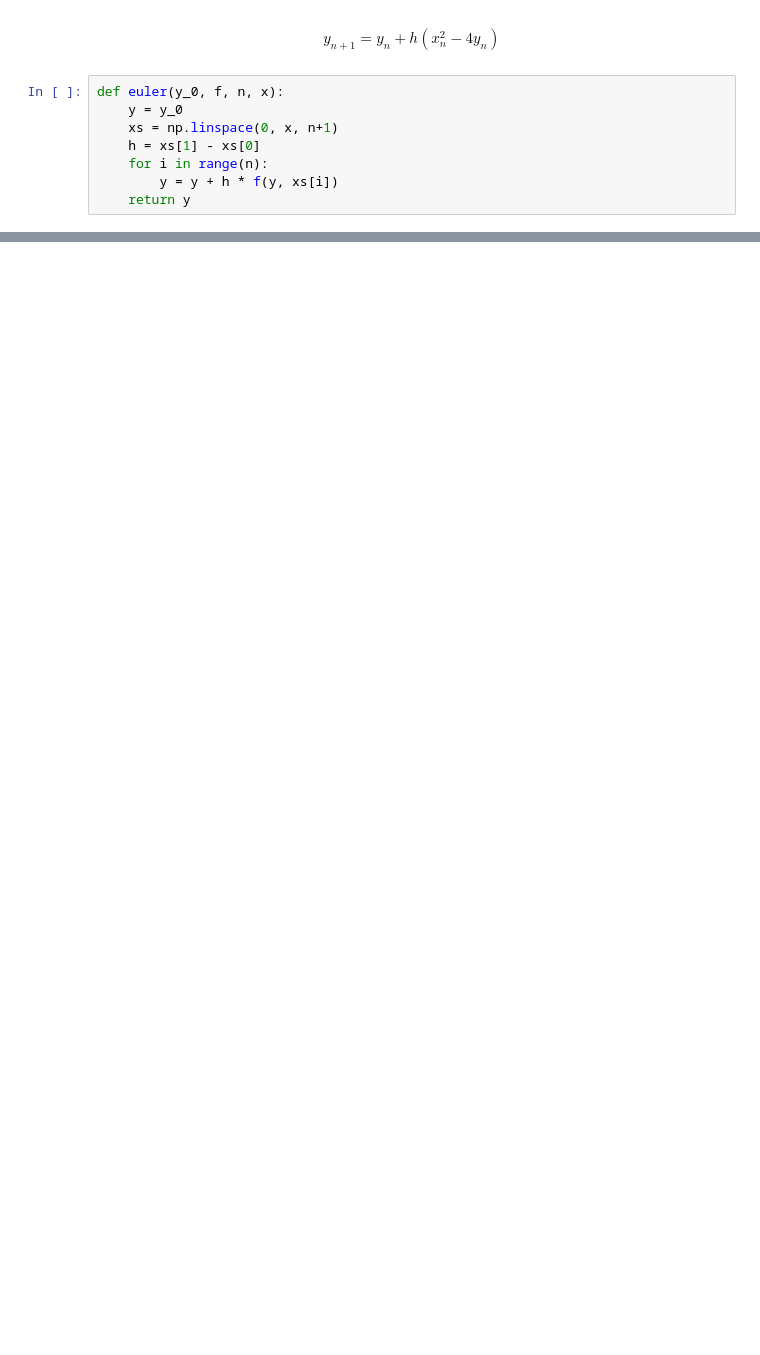
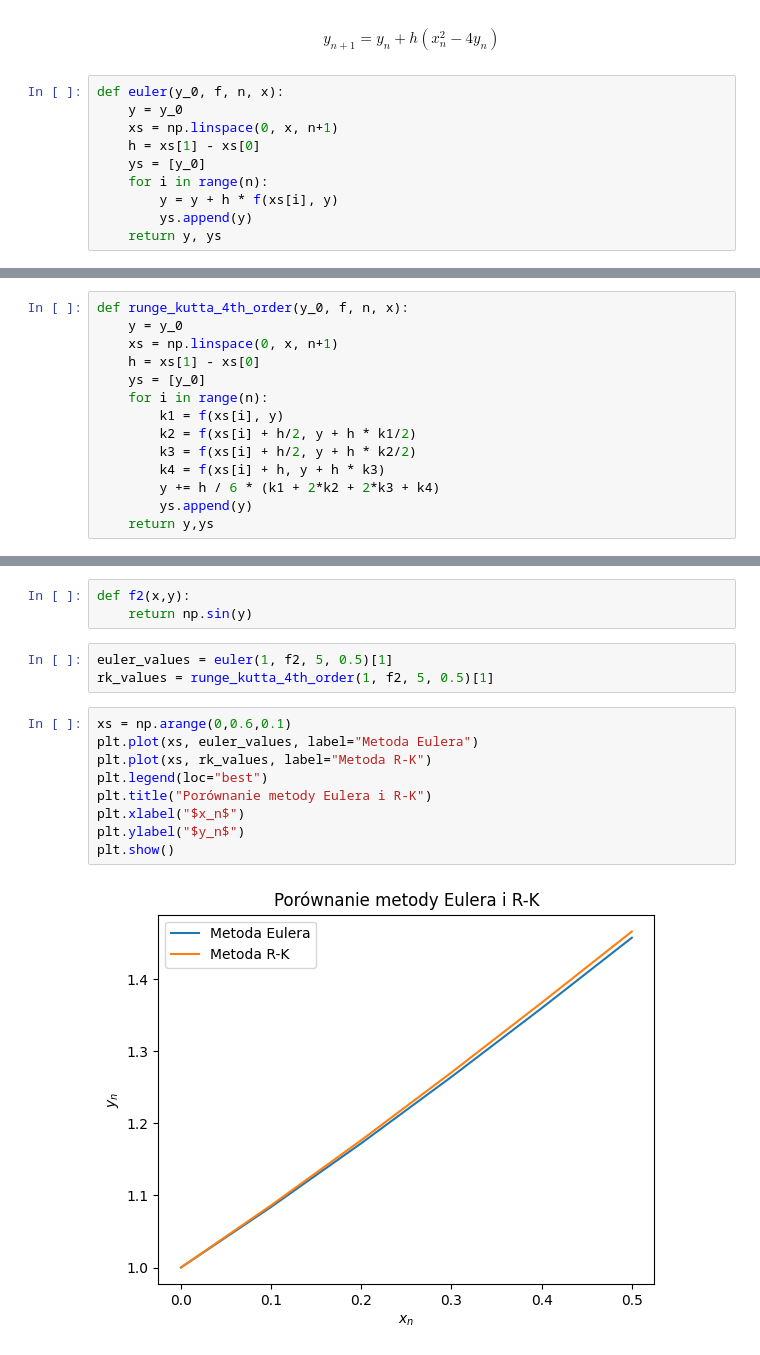
Before and after one commit to rafglo/Metody-numeryczne, a Jupyter notebook: lista7.ipynb, the cells around one changed output, grey strips where cells are left out. Cells and saved outputs as stored; diff of their text form; blank space fills up the shorter version.

```diff
--- a/lista7.ipynb
+++ b/lista7.ipynb
@@ -13,7 +14,9 @@ def euler(y_0, f, n, x):
     y = y_0
     xs = np.linspace(0, x, n+1)
     h = xs[1] - xs[0]
+    ys = [y_0]
     for i in range(n):
-        y = y + h * f(y, xs[i])
-    return y
+        y = y + h * f(xs[i], y)
+        ys.append(y)
+    return y, ys
 # %%
@@ -62,0 +78,14 @@ print(runge_kutta_2nd_order(1, f1, 2, 0.03))
+# %%
+def runge_kutta_4th_order(y_0, f, n, x):
+    y = y_0
+    xs = np.linspace(0, x, n+1)
+    h = xs[1] - xs[0]
+    ys = [y_0]
+    for i in range(n):
+        k1 = f(xs[i], y)
+        k2 = f(xs[i] + h/2, y + h * k1/2)
+        k3 = f(xs[i] + h/2, y + h * k2/2)
+        k4 = f(xs[i] + h, y + h * k3)
+        y += h / 6 * (k1 + 2*k2 + 2*k3 + k4)
+        ys.append(y)
+    return y,ys
@@ -62,0 +106,17 @@ print(runge_kutta_2nd_order(1, f1, 2, 0.03))
+# %%
+def f2(x,y):
+    return np.sin(y)
+# %%
+euler_values = euler(1, f2, 5, 0.5)[1]
+rk_values = runge_kutta_4th_order(1, f2, 5, 0.5)[1]
+# %%
+xs = np.arange(0,0.6,0.1)
+plt.plot(xs, euler_values, label="Metoda Eulera")
+plt.plot(xs, rk_values, label="Metoda R-K")
+plt.legend(loc="best")
+plt.title("Porównanie metody Eulera i R-K")
+plt.xlabel("$x_n$")
+plt.ylabel("$y_n$")
+plt.show()
+# %% [output]
+[figure, added]
```
Also changed, not shown: parts of 29 cells of this notebook.
